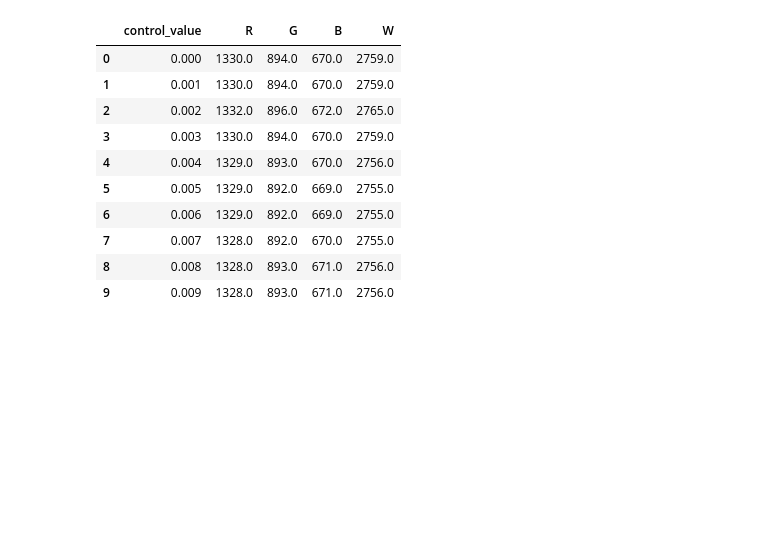
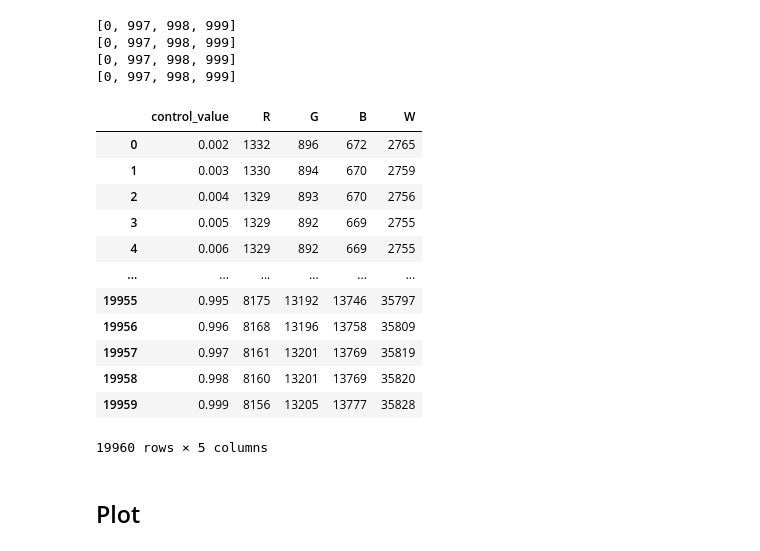
Before and after one commit to Teapack1/SunLight_Temperature_ML, a Jupyter notebook: Version2_ESP32CAM_JPEGs+RGBCs/Produce_dataset.ipynb, the cells around one changed output. Cells and saved outputs as stored; diff of their text form; code cells hidden in the pictures; blank space fills up the shorter version.

Commit message:
dataset plots

```diff
--- a/Version2_ESP32CAM_JPEGs+RGBCs/Produce_dataset.ipynb
+++ b/Version2_ESP32CAM_JPEGs+RGBCs/Produce_dataset.ipynb
@@ -21,7 +9,3 @@ import pandas as pd
 # %%
 file_paths = glob.glob('dataset_020/color_dataset*.txt')
 dfs = []
-# %%
-for file_path in file_paths:
-    df = pd.read_csv(file_path, delimiter=',')
-    dfs.append(df)
@@ -90,14 +105,41 @@ corrected_df = correct_dataset(color_df)
-# %%
-corrected_df.iloc[:10]
-# %% [output]
-|  | control_value | R | G | B | W |
-| 0 | 0.000 | 1330.0 | 894.0 | 670.0 | 2759.0 |
-| 1 | 0.001 | 1330.0 | 894.0 | 670.0 | 2759.0 |
-| 2 | 0.002 | 1332.0 | 896.0 | 672.0 | 2765.0 |
-| 3 | 0.003 | 1330.0 | 894.0 | 670.0 | 2759.0 |
-| 4 | 0.004 | 1329.0 | 893.0 | 670.0 | 2756.0 |
-| 5 | 0.005 | 1329.0 | 892.0 | 669.0 | 2755.0 |
-| 6 | 0.006 | 1329.0 | 892.0 | 669.0 | 2755.0 |
-| 7 | 0.007 | 1328.0 | 892.0 | 670.0 | 2755.0 |
-| 8 | 0.008 | 1328.0 | 893.0 | 671.0 | 2756.0 |
-| 9 | 0.009 | 1328.0 | 893.0 | 671.0 | 2756.0 |
+# %%
+outlier_rowsR = remove_outliers(df = test, column_name = "R", batch_size = 100, hop_length_ratio = 0.5, threshold = 0.05)[1]
+outlier_rowsG = remove_outliers(df = test, column_name = "G", batch_size = 100, hop_length_ratio = 0.5, threshold = 0.05)[1]
+outlier_rowsB = remove_outliers(df = test, column_name = "B", batch_size = 100, hop_length_ratio = 0.5, threshold = 0.1)[1]
+outlier_rowsW = remove_outliers(df = test, column_name = "W", batch_size = 100, hop_length_ratio = 0.5, threshold = 0.05)[1]
+print(outlier_rowsR)
+print(outlier_rowsG)
+print(outlier_rowsB)
+print(outlier_rowsW)
+# %% [output]
+[0, 997, 998, 999]
+[0, 997, 998, 999]
+[0, 997, 998, 999]
+[0, 997, 998, 999]
+# %%
+dfs = []
+for file_path in file_paths:
+    df = pd.read_csv(file_path, sep=',', header=None, usecols=[1,2,3,4,5], names=["control_value", "R", "G", "B", "W"] )
+    df = remove_outliers(df = df, column_name = "R", batch_size = 100, hop_length_ratio = 0.5, threshold = 0.05)[0]
+    df = remove_outliers(df = df, column_name = "G", batch_size = 100, hop_length_ratio = 0.5, threshold = 0.05)[0]
+    df = remove_outliers(df = df, column_name = "B", batch_size = 100, hop_length_ratio = 0.5, threshold = 0.1)[0]
+    df = remove_outliers(df = df, column_name = "W", batch_size = 100, hop_length_ratio = 0.5, threshold = 0.05)[0]
+    dfs.append(df)
+
+final_df = pd.concat(dfs, ignore_index=True)
+# %%
+final_df
+# %% [output]
+|  | control_value | R | G | B | W |
+| 0 | 0.002 | 1332 | 896 | 672 | 2765 |
+| 1 | 0.003 | 1330 | 894 | 670 | 2759 |
+| 2 | 0.004 | 1329 | 893 | 670 | 2756 |
+| 3 | 0.005 | 1329 | 892 | 669 | 2755 |
+| 4 | 0.006 | 1329 | 892 | 669 | 2755 |
+| ... | ... | ... | ... | ... | ... |
+| 19955 | 0.995 | 8175 | 13192 | 13746 | 35797 |
+| 19956 | 0.996 | 8168 | 13196 | 13758 | 35809 |
+| 19957 | 0.997 | 8161 | 13201 | 13769 | 35819 |
+| 19958 | 0.998 | 8160 | 13201 | 13769 | 35820 |
+| 19959 | 0.999 | 8156 | 13205 | 13777 | 35828 |
+19960 rows × 5 columns
@@ -103,0 +148,2 @@ corrected_df.iloc[:10]
+# %% [markdown]
+## Plot
```
Also changed, not shown: parts of 23 cells of this notebook.
